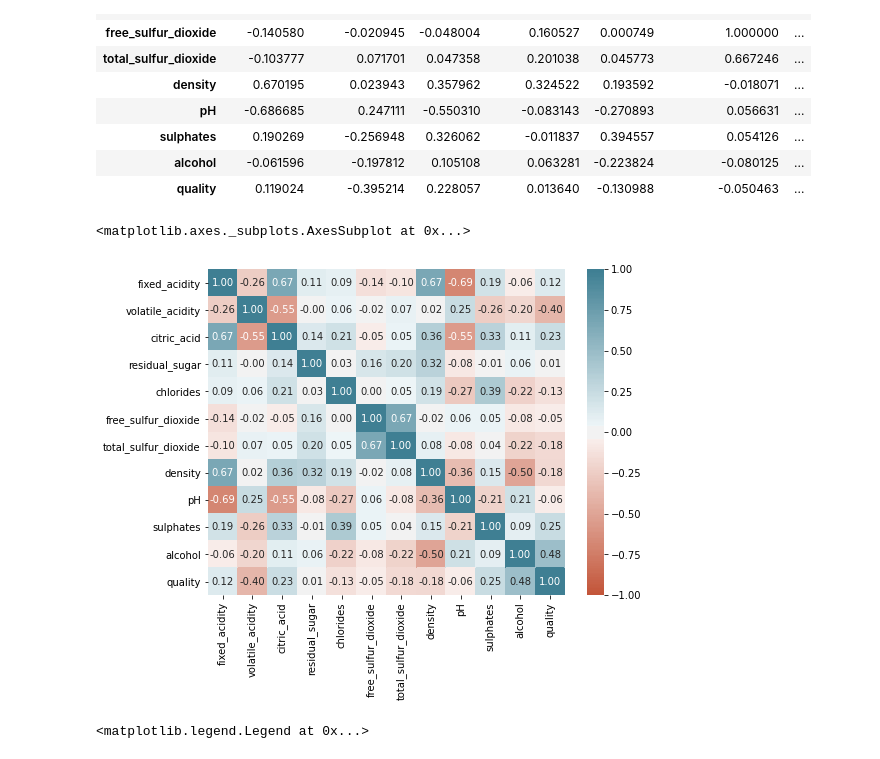
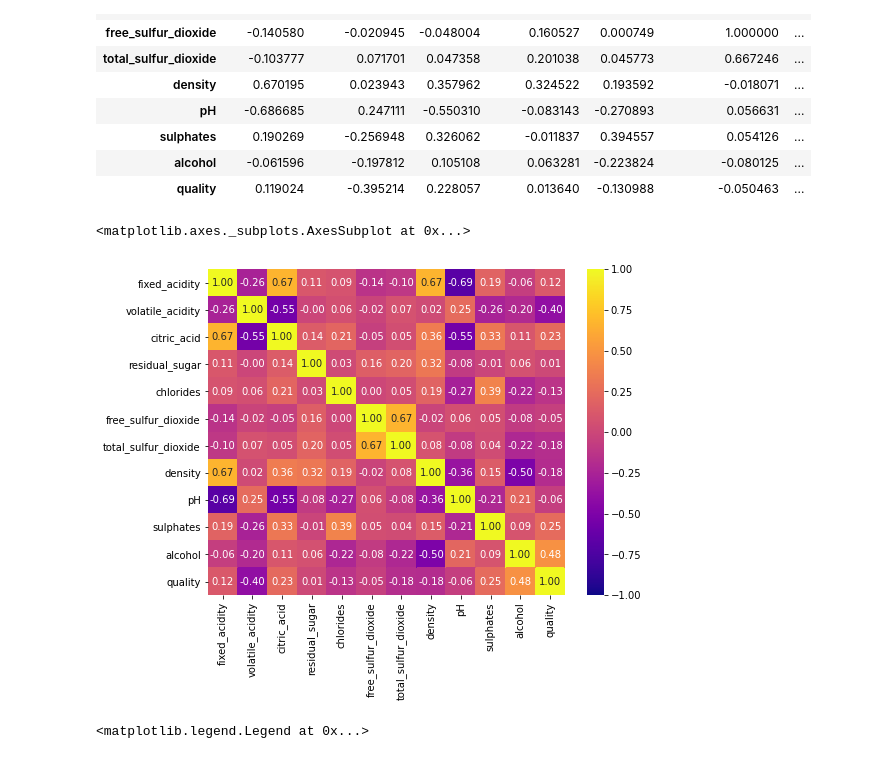
Before and after one commit to willamesalmeida/machine_learning, a Jupyter notebook: Machine_learning_na_prática.ipynb, the cells around one changed output. Saved outputs shown, nothing was run; the diff lists cells and outputs as text; code cells hidden in the pictures.

```diff
--- a/Machine_learning_na_prática.ipynb
+++ b/Machine_learning_na_prática.ipynb
@@ -275,10 +286,11 @@ corr
 # %%
 #Não possui muita correlação
 plt.figure(figsize=(8,6))
-sns.heatmap(corr,vmin=-1, vmax=1, center=0, annot=True, fmt='.2f', cmap=sns.diverging_palette(20, 220, n=200))
+sns.heatmap(corr,vmin=-1, vmax=1, center=0, annot=True, fmt='.2f', cmap=plt.cm.plasma)
+#sns.diverging_palette(20, 220, n=200)
 # %% [output]
 <matplotlib.axes._subplots.AxesSubplot at 0x...>
-[figure, old version]
+[figure, new version]
 # %%
 plt.figure(figsize=(15,5))
 plt.subplot(1,3,1)
```
Also changed, not shown: parts of 64 cells of this notebook.
